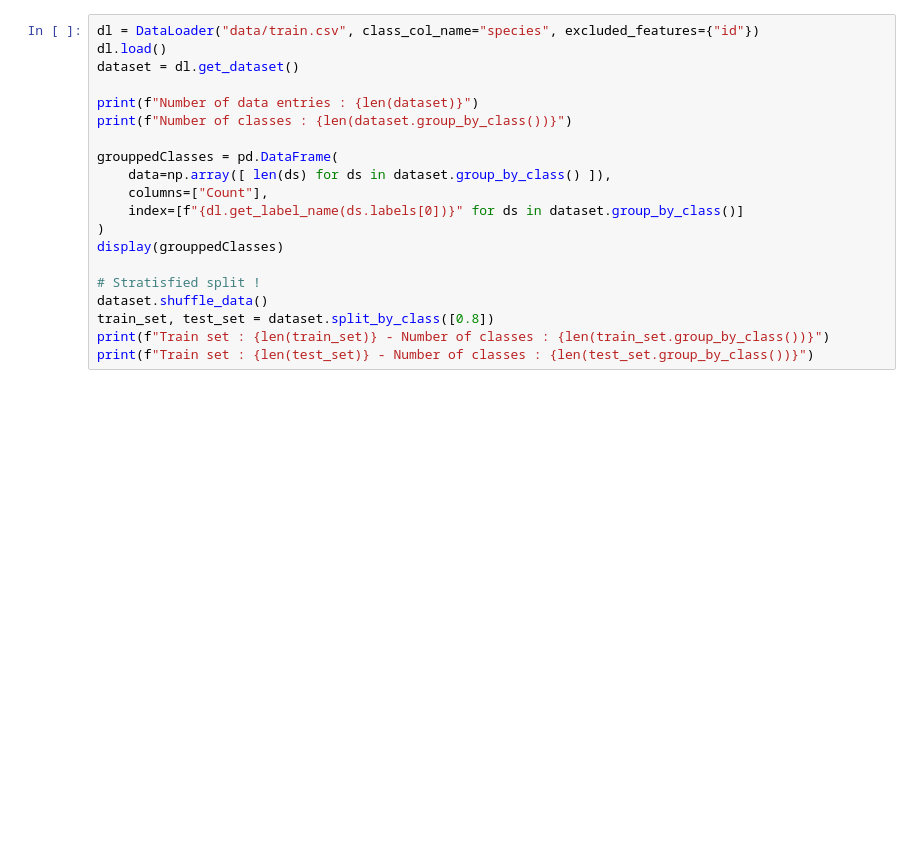
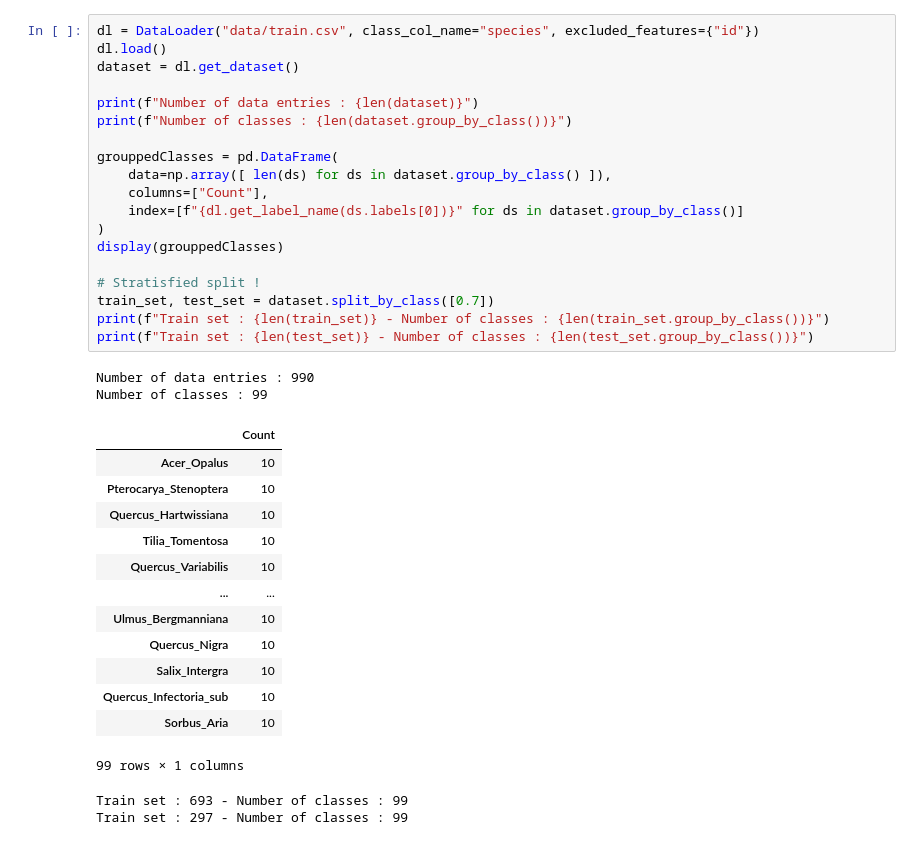
Before and after one commit to darhal/IFT603-LearningTechniques, a Jupyter notebook: Project/workspace.ipynb, the cells around one changed output. Drawn from its saved outputs; the diff is of its cells as text; blank space fills up the shorter version.

```diff
--- a/Project/workspace.ipynb
+++ b/Project/workspace.ipynb
@@ -20,23 +18,40 @@ ModuleNotFoundError: No module named 'tools.Metrics'
 # %%
 dl = DataLoader("data/train.csv", class_col_name="species", excluded_features={"id"})
 dl.load()
 dataset = dl.get_dataset()
 
 print(f"Number of data entries : {len(dataset)}")
 print(f"Number of classes : {len(dataset.group_by_class())}")
 
 grouppedClasses = pd.DataFrame(
     data=np.array([ len(ds) for ds in dataset.group_by_class() ]),
     columns=["Count"],
     index=[f"{dl.get_label_name(ds.labels[0])}" for ds in dataset.group_by_class()]
 )
 display(grouppedClasses)
 
 # Stratisfied split !
-dataset.shuffle_data()
-train_set, test_set = dataset.split_by_class([0.8])
+train_set, test_set = dataset.split_by_class([0.7])
 print(f"Train set : {len(train_set)} - Number of classes : {len(train_set.group_by_class())}")
 print(f"Train set : {len(test_set)} - Number of classes : {len(test_set.group_by_class())}")
+# %% [output]
+Number of data entries : 990
+Number of classes : 99
+|  | Count |
+| Acer_Opalus | 10 |
+| Pterocarya_Stenoptera | 10 |
+| Quercus_Hartwissiana | 10 |
+| Tilia_Tomentosa | 10 |
+| Quercus_Variabilis | 10 |
+| ... | ... |
+| Ulmus_Bergmanniana | 10 |
+| Quercus_Nigra | 10 |
+| Salix_Intergra | 10 |
+| Quercus_Infectoria_sub | 10 |
+| Sorbus_Aria | 10 |
+99 rows × 1 columns
+Train set : 693 - Number of classes : 99
+Train set : 297 - Number of classes : 99
 # %%
 from sklearn.decomposition import PCA
 
```
Also changed, not shown: parts of 3 cells of this notebook, 11 other files.
